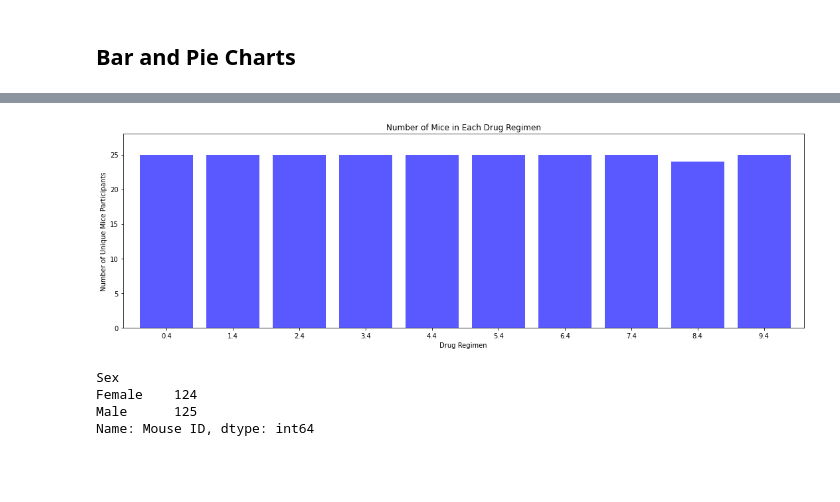
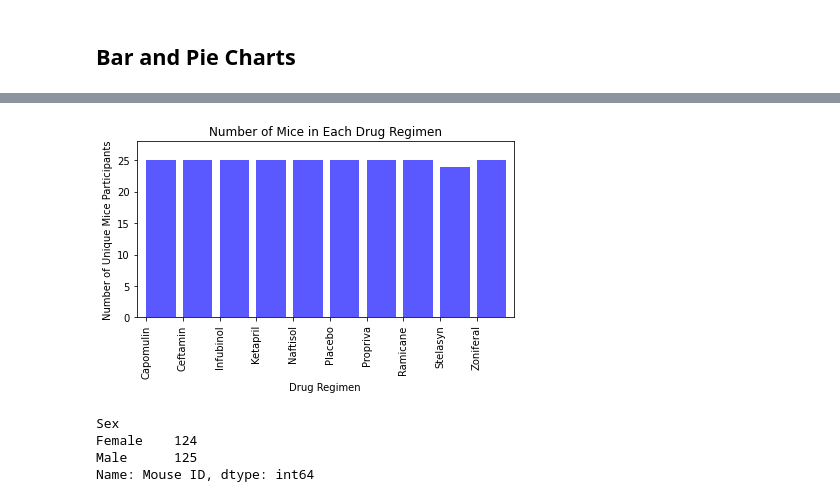
Before and after one commit to rodgerskent/matplotlib_challenge, a Jupyter notebook: Pymaceuticals/pymaceuticals_starter.ipynb, the cells around one changed output, grey strips where cells are left out. Saved outputs shown, nothing was run; the diff lists cells and outputs as text; code cells hidden in the pictures; blank space fills up the shorter version.

```diff
--- a/Pymaceuticals/pymaceuticals_starter.ipynb
+++ b/Pymaceuticals/pymaceuticals_starter.ipynb
@@ -192,37 +221,28 @@ plt.show()
 # %%
 # Generate a bar plot showing the total number of unique mice tested on each drug regimen using pyplot.
 #deduped.head()
 organized = combined[["Mouse ID", "Drug Regimen"]]
 #organized.head()
 organizedtwo = organized.drop_duplicates("Mouse ID")
 #organizedtwo.head()
 organizedthree = organizedtwo.groupby(["Drug Regimen"]).count()["Mouse ID"]
 #organizedthree.head(15)
 
 
 x_axis = np.arange(len(organizedthree))
-#print(x_axis)
 tick_locations = [value+0.4 for value in x_axis]
-#plt.xticks(tick_locations, ["Capomulin", "Ceftamin", "Infubinol", "Ketapril", "Naftisol", "Placebo", "Propriva", "Ramicane", "Stelasyn", "Zoniferal"])
-plt.figure(figsize=(15,5))
-plt.bar(x_axis, organizedthree, color='b', alpha=0.65, align="edge")
-plt.xticks(tick_locations)
-#organizedfour = organizedtwo.unique("Drug Regimen")
-#plt.xticks(tick_locations, organizedfour["Drug Regimen"], rotation="vertical")
-#plt.xticks(tick_locations, organizedthree["Drug Regimen"], rotation="vertical")
-#plt.xticks(tick_locations, organizedthree(["Drug Regimen"]), rotation="vertical")
-#plt.xticks(tick_locations, organizedthree, rotation="vertical")
-#plt.xticks(tick_locations, labels, rotation="vertical")
+array = ["Capomulin", "Ceftamin", "Infubinol", "Ketapril", "Naftisol", "Placebo", "Propriva", "Ramicane", "Stelasyn", "Zoniferal"]
+plt.xticks(x_axis, rotation = 90)
+plt.bar(array, organizedthree, color='b', alpha=0.65, align="edge")
 plt.xlim(-0.25, len(x_axis))
 plt.ylim(0, max(organizedthree)+3)
 plt.title("Number of Mice in Each Drug Regimen")
 plt.xlabel("Drug Regimen")
 plt.ylabel("Number of Unique Mice Participants")
 plt.tight_layout()
-#plt.savefig("../Images/avg_state_rain.png")
 plt.show()
 # %% [output]
-[figure, old version]
+[figure, new version]
 # %%
 # Generate a data frame showing the distribution of female versus male mice
 gender = combined[["Mouse ID", "Sex"]]
```
Also changed, not shown: parts of 8 cells of this notebook.
